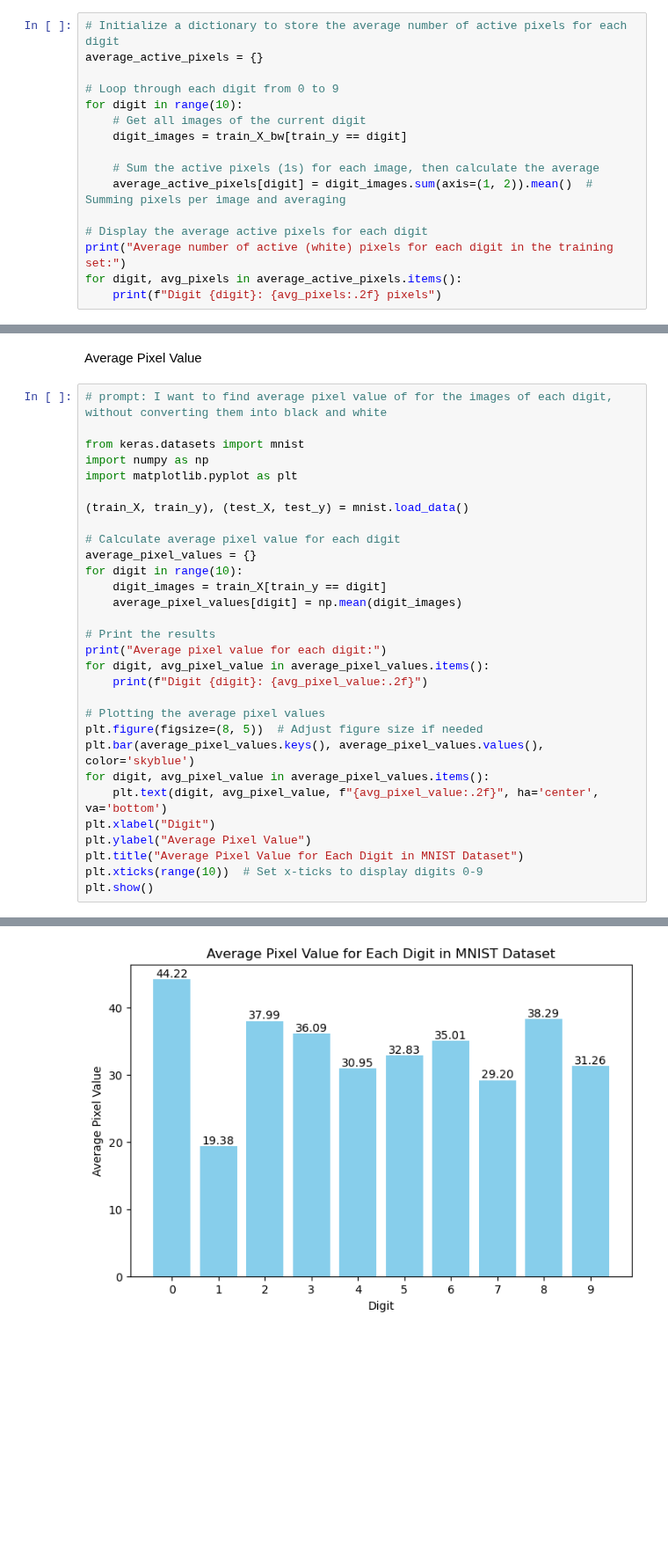
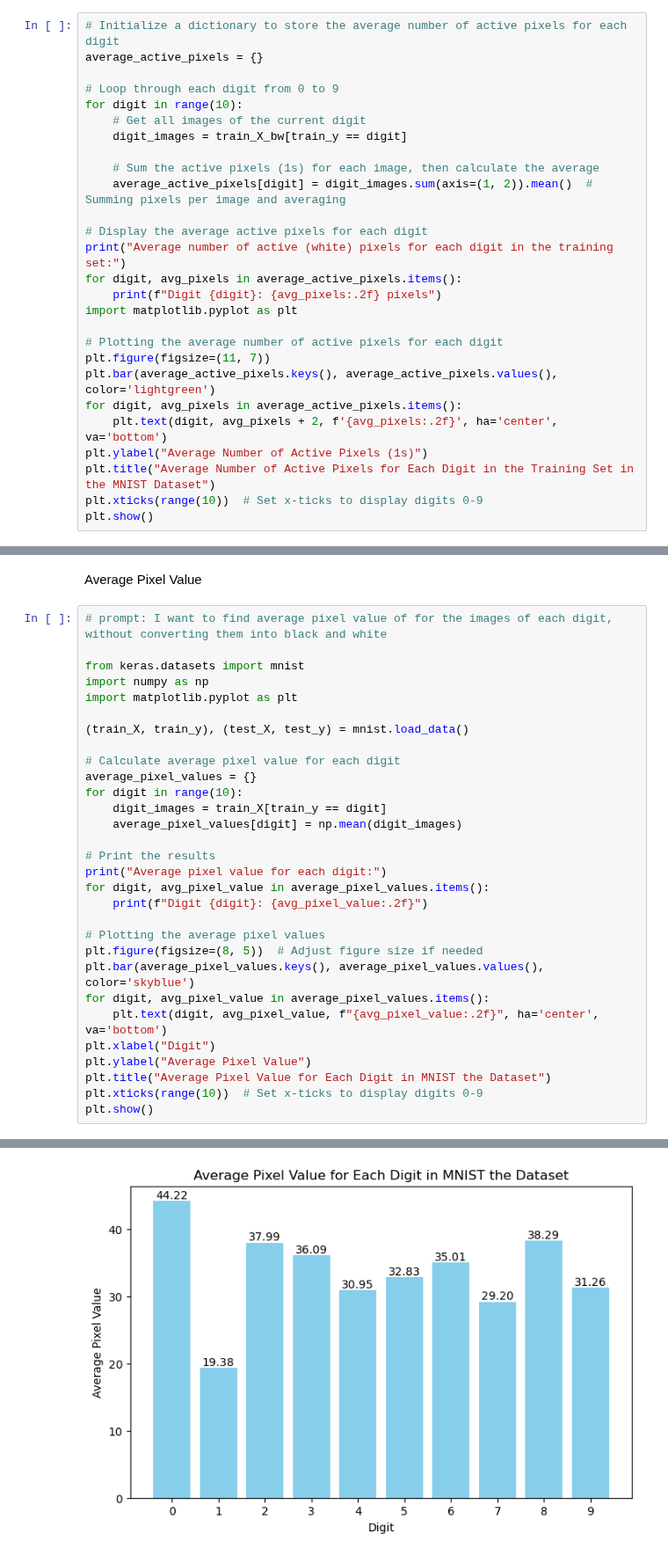
Before and after one commit to AP-047/RClass-Classification-by-Rational-Approximation, a Jupyter notebook: notebooks/data_exploration.ipynb, the cells around one changed output, grey strips where cells are left out. Shown at 88% size. Cells and saved outputs as stored; diff of their text form; blank space fills up the shorter version.

```diff
--- a/notebooks/data_exploration.ipynb
+++ b/notebooks/data_exploration.ipynb
@@ -101,6 +103,17 @@ for digit in range(10):
 print("Average number of active (white) pixels for each digit in the training set:")
 for digit, avg_pixels in average_active_pixels.items():
     print(f"Digit {digit}: {avg_pixels:.2f} pixels")
+import matplotlib.pyplot as plt
+
+# Plotting the average number of active pixels for each digit
+plt.figure(figsize=(11, 7))
+plt.bar(average_active_pixels.keys(), average_active_pixels.values(), color='lightgreen')
+for digit, avg_pixels in average_active_pixels.items():
+    plt.text(digit, avg_pixels + 2, f'{avg_pixels:.2f}', ha='center', va='bottom')
+plt.ylabel("Average Number of Active Pixels (1s)")
+plt.title("Average Number of Active Pixels for Each Digit in the Training Set in the MNIST Dataset")
+plt.xticks(range(10))  # Set x-ticks to display digits 0-9
+plt.show()
 # %% [output]
 Average number of active (white) pixels for each digit in the training set:
 Digit 0: 137.55 pixels
@@ -661,32 +680,32 @@ average_pixel_values = {}
 for digit in range(10):
     digit_images = train_X[train_y == digit]
     average_pixel_values[digit] = np.mean(digit_images)
 
 # Print the results
 print("Average pixel value for each digit:")
 for digit, avg_pixel_value in average_pixel_values.items():
     print(f"Digit {digit}: {avg_pixel_value:.2f}")
 
 # Plotting the average pixel values
 plt.figure(figsize=(8, 5))  # Adjust figure size if needed
 plt.bar(average_pixel_values.keys(), average_pixel_values.values(), color='skyblue')
 for digit, avg_pixel_value in average_pixel_values.items():
     plt.text(digit, avg_pixel_value, f"{avg_pixel_value:.2f}", ha='center', va='bottom')
 plt.xlabel("Digit")
 plt.ylabel("Average Pixel Value")
-plt.title("Average Pixel Value for Each Digit in MNIST Dataset")
+plt.title("Average Pixel Value for Each Digit in MNIST the Dataset")
 plt.xticks(range(10))  # Set x-ticks to display digits 0-9
 plt.show()
 # %% [output]
 Average pixel value for each digit:
 Digit 0: 44.22
 Digit 1: 19.38
 Digit 2: 37.99
 Digit 3: 36.09
 Digit 4: 30.95
 Digit 5: 32.83
 Digit 6: 35.01
 Digit 7: 29.20
 Digit 8: 38.29
 Digit 9: 31.26
-[figure, old version]
+[figure, new version]
```
Also changed, not shown: parts of 19 cells of this notebook.
